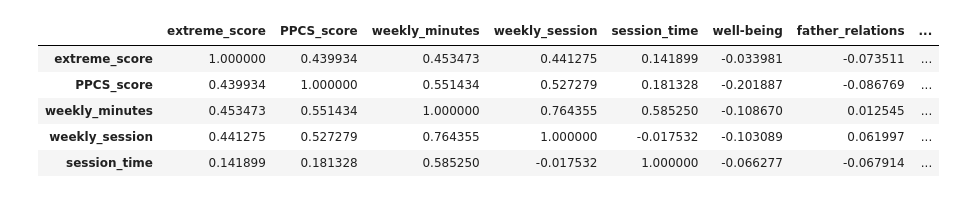
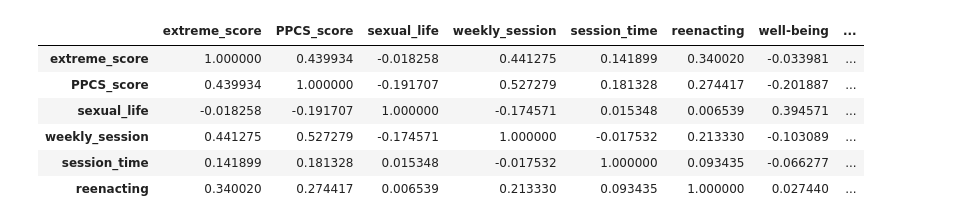
Before and after one commit to KsaweryKapela/Master-s_Study_Analysis, a Jupyter notebook: statistics.ipynb, the cells around one changed output. Saved outputs shown, nothing was run; the diff lists cells and outputs as text; code cells hidden in the pictures.

Commit message:
Added multiple correlations.

```diff
--- a/statistics.ipynb
+++ b/statistics.ipynb
@@ -19,18 +19,21 @@ def negative_bold(val):
     bold = 'bold' if 1 > abs(val) > 0.2 else ''
     return f'font-weight: {bold}'
 
-correlation_items = ['extreme_score', 'PPCS_score', 'weekly_minutes', 'weekly_session', 'session_time', 'well-being',
-                     'father_relations', 'mother_relations', 'romantic_life', 'sexual_life', 'reenacting', 'age']
+correlation_items = ['extreme_score', 'PPCS_score', 'sexual_life', 'weekly_session', 'session_time', 'reenacting', 'well-being',
+                     'father_relations', 'mother_relations', 'romantic_life', 'age', 'gender']
 # %%
+#EVERYONE
+
 correlations_df = df[correlation_items].corr(method='spearman')
 
-correlations_df = correlations_df[:5].style.applymap(negative_bold)
+correlations_df = correlations_df[:6].style.applymap(negative_bold)
 
 correlations_df
 # %% [output]
-|  | extreme_score | PPCS_score | weekly_minutes | weekly_session | session_time | well-being | father_relations | ... |
-| extreme_score | 1.000000 | 0.439934 | 0.453473 | 0.441275 | 0.141899 | -0.033981 | -0.073511 | ... |
-| PPCS_score | 0.439934 | 1.000000 | 0.551434 | 0.527279 | 0.181328 | -0.201887 | -0.086769 | ... |
-| weekly_minutes | 0.453473 | 0.551434 | 1.000000 | 0.764355 | 0.585250 | -0.108670 | 0.012545 | ... |
-| weekly_session | 0.441275 | 0.527279 | 0.764355 | 1.000000 | -0.017532 | -0.103089 | 0.061997 | ... |
-| session_time | 0.141899 | 0.181328 | 0.585250 | -0.017532 | 1.000000 | -0.066277 | -0.067914 | ... |
+|  | extreme_score | PPCS_score | sexual_life | weekly_session | session_time | reenacting | well-being | ... |
+| extreme_score | 1.000000 | 0.439934 | -0.018258 | 0.441275 | 0.141899 | 0.340020 | -0.033981 | ... |
+| PPCS_score | 0.439934 | 1.000000 | -0.191707 | 0.527279 | 0.181328 | 0.274417 | -0.201887 | ... |
+| sexual_life | -0.018258 | -0.191707 | 1.000000 | -0.174571 | 0.015348 | 0.006539 | 0.394571 | ... |
+| weekly_session | 0.441275 | 0.527279 | -0.174571 | 1.000000 | -0.017532 | 0.213330 | -0.103089 | ... |
+| session_time | 0.141899 | 0.181328 | 0.015348 | -0.017532 | 1.000000 | 0.093435 | -0.066277 | ... |
+| reenacting | 0.340020 | 0.274417 | 0.006539 | 0.213330 | 0.093435 | 1.000000 | 0.027440 | ... |
```
Also changed, not shown: parts of 8 cells of this notebook.
